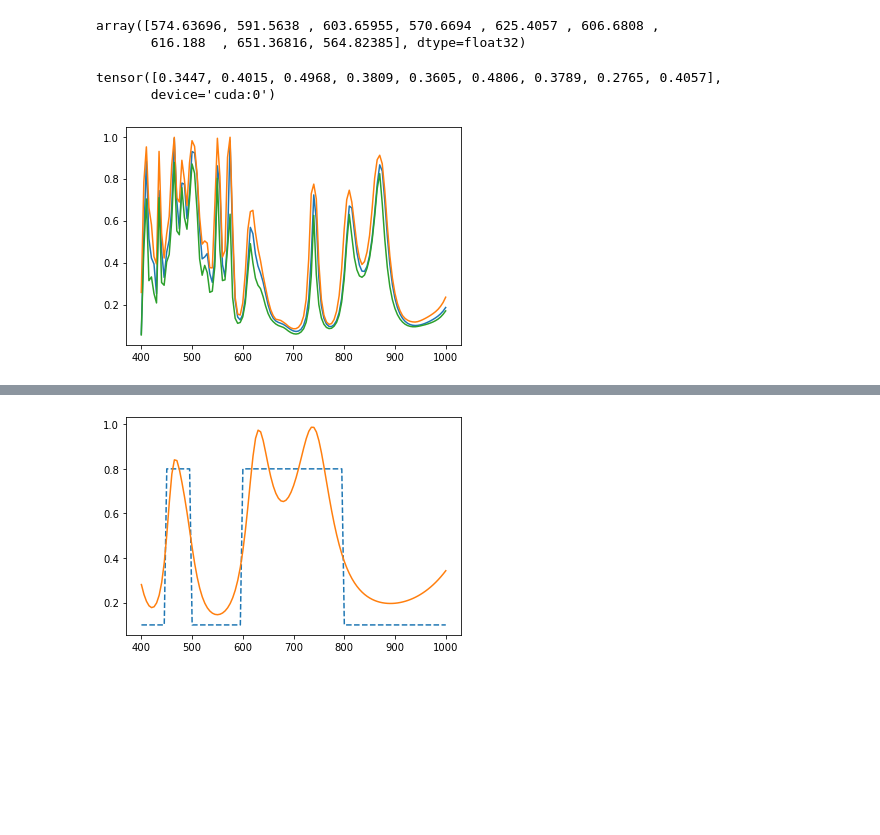
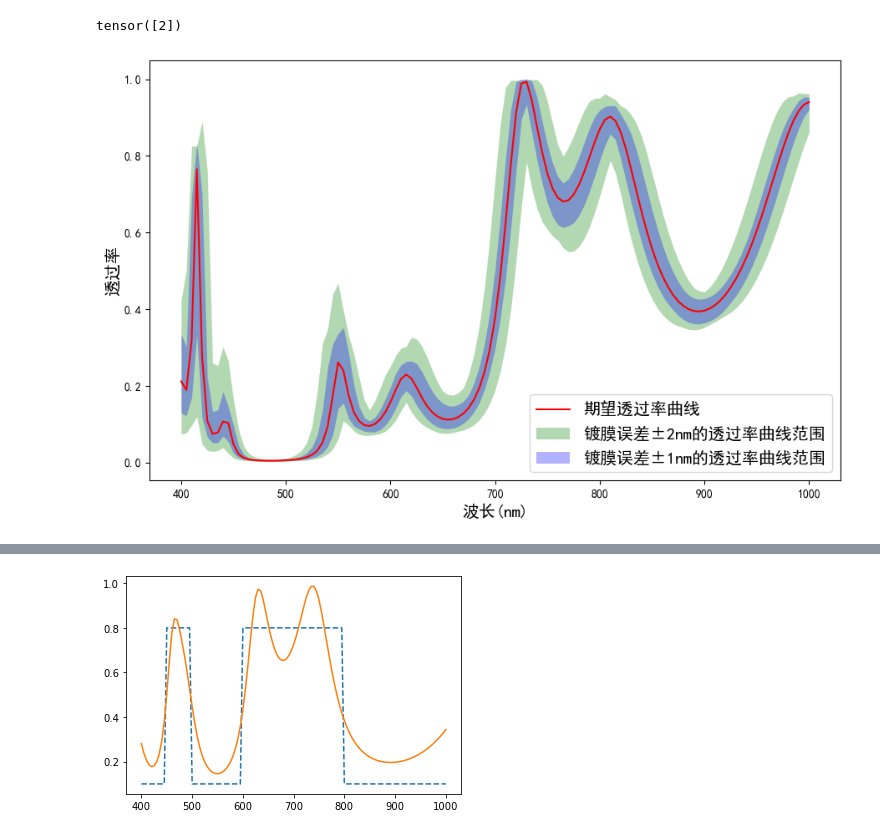
Before and after one commit to 050644zf/PCSED, a Jupyter notebook: tmm_torch.ipynb, the cells around one changed output, grey strips where cells are left out. Saved outputs shown, nothing was run; the diff lists cells and outputs as text; code cells hidden in the pictures; blank space fills up the shorter version.

```diff
--- a/tmm_torch.ipynb
+++ b/tmm_torch.ipynb
@@ -28,8 +44,3 @@ plt.show()
-# %%
-mat['params'].sum(axis=1)
-# %% [output]
-array([574.63696, 591.5638 , 603.65955, 570.6694 , 625.4057 , 606.6808 ,
-       616.188  , 651.36816, 564.82385], dtype=float32)
 # %%
 fnet_folder = Path(r'D:\zf-py\graduate2\PCSED\nets\fnet\TMM_L20_R5.0')
 fnet:TMM_predictor = torch.load(fnet_folder/'fnet.pkl')
@@ -78,23 +91,55 @@ def decorr(D):
-# %%
-with torch.no_grad():
-    params = torch.rand_like(params)*(params_max-params_min)+params_min
-    result = fnet(params)
-    plt.plot(WL, result[0].detach().cpu().numpy())
-    min_curve = torch.ones_like(target).cuda()
-    max_curve = torch.zeros_like(target).cuda()
-    for i in range(100):
-        _params = params + torch.randint_like(params, -2, 2)
-        _result = fnet(_params)
-        min_curve = torch.min(min_curve, _result)
-        max_curve = torch.max(max_curve, _result)
-    plt.plot(WL, max_curve[0].detach().cpu().numpy())
-    plt.plot(WL, min_curve[0].detach().cpu().numpy())
-
-(max_curve - min_curve).sum(dim=1)/result.sum(dim=1)
-# %% [output]
-tensor([0.3447, 0.4015, 0.4968, 0.3809, 0.3605, 0.4806, 0.3789, 0.2765, 0.4057],
-       device='cuda:0')
-[figure, removed]
+# %%
+torch.randint(1,3,(1,))
+# %% [output]
+tensor([2])
+# %%
+plt.figure(figsize=(16/1.5,10/1.5), dpi=100)
+fontsize = 'x-large'
+with torch.no_grad():
+    params = torch.rand_like(params)*(params_max-params_min)*0.25+params_min
+    result = fnet(params)
+
+    min_curve = torch.ones_like(target).cuda()
+    max_curve = torch.zeros_like(target).cuda()
+    for i in range(100):
+        _params = params + (torch.randint_like(params, 0, 2)*2-1)*2
+        # _params = params + torch.ones_like(params)* (torch.randint(0,2, (params,)).item()*2-1)*2
+        _result = fnet(_params)
+        min_curve = torch.min(min_curve, _result)
+        max_curve = torch.max(max_curve, _result)
+    diff = (max_curve - min_curve).sum(dim=1)/result.sum(dim=1)
+    for i in range(1):
+        plt.plot(WL, result[i].detach().cpu().numpy(),'r', label='期望透过率曲线')
+        # plt.plot(WL, max_curve[i].detach().cpu().numpy(),'g')
+        # plt.plot(WL, min_curve[i].detach().cpu().numpy(),'g')
+        plt.fill_between(WL, min_curve[i].detach().cpu().numpy(), max_curve[i].detach().cpu().numpy(), color='g', alpha=0.3,label='镀膜误差±2nm的透过率曲线范围', linewidth=0)
+        # plt.title(f'{i} {diff[i]}')
+        # plt.show()
+    min_curve = torch.ones_like(target).cuda()
+    max_curve = torch.zeros_like(target).cuda()
+    for i in range(100):
+        _params = params + (torch.randint_like(params, 0, 2)*2-1)*1
+        # _params = params + torch.ones_like(params)* (torch.randint(0,2, (1,)).item()*2-1)
+        _result = fnet(_params)
+        min_curve = torch.min(min_curve, _result)
+        max_curve = torch.max(max_curve, _result)
+    diff = (max_curve - min_curve).sum(dim=1)/result.sum(dim=1)
+    for i in range(1):
+        # plt.plot(WL, result[i].detach().cpu().numpy(),'r')
+        # plt.plot(WL, max_curve[i].detach().cpu().numpy(),'b',label='±3nm误差的透过率曲线范围')
+        # plt.plot(WL, min_curve[i].detach().cpu().numpy(),'b')
+        plt.fill_between(WL, min_curve[i].detach().cpu().numpy(), max_curve[i].detach().cpu().numpy(), color='b', alpha=0.3,label='镀膜误差±1nm的透过率曲线范围', linewidth=0)
+# diff = (max_curve - min_curve).sum(dim=1)/result.sum(dim=1)
+
+# legend on lower right, large font
+plt.legend(loc='lower right', fontsize='x-large')
+# axis label large font
+
+plt.xlabel('波长(nm)', fontsize='x-large')
+plt.ylabel('透过率', fontsize='x-large')
+plt.show()
+# %% [output]
+[figure, added]
 # %%
 loss_history = []
 grad_history = []
```
Also changed, not shown: parts of 7 cells of this notebook, 11 other files.
